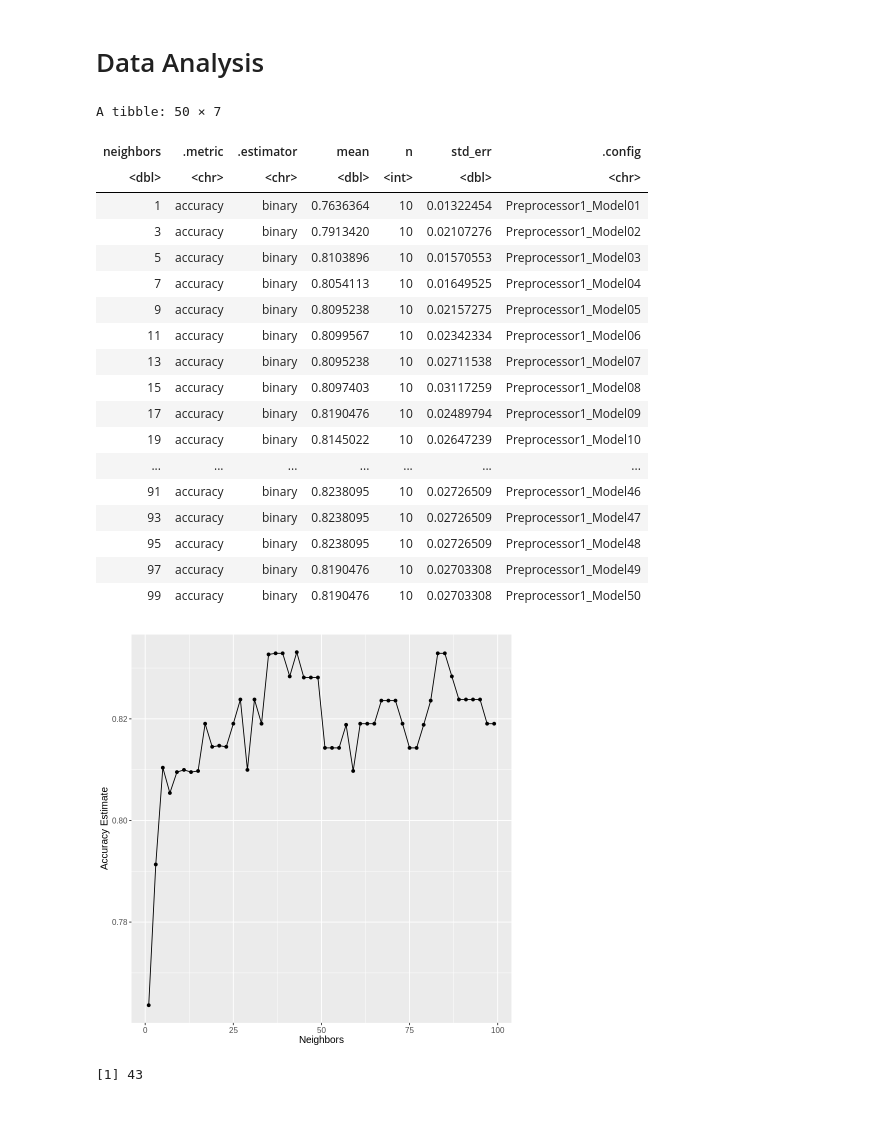
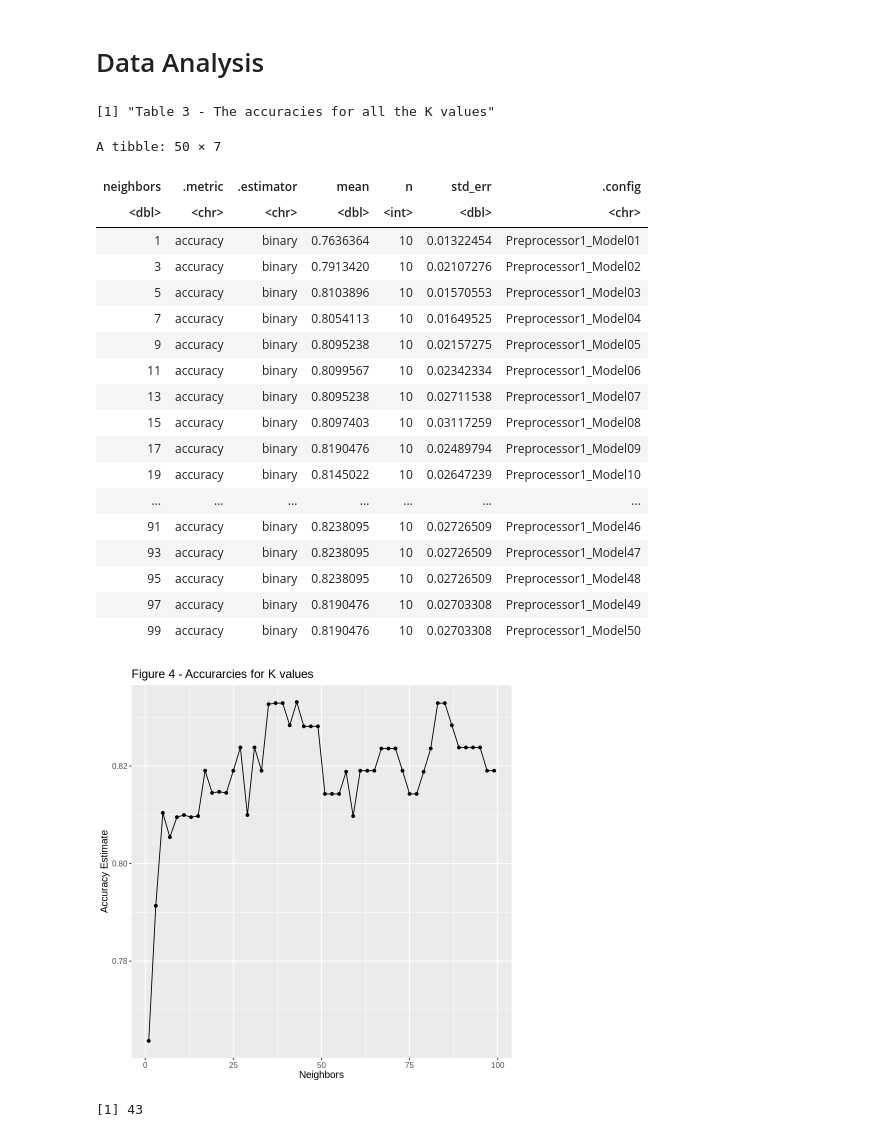
Before and after one commit to jake-fung/DSCI100-002-031-GroupProject, a Jupyter notebook: project_proposal.ipynb, the cells around one changed output. Drawn from its saved outputs; the diff is of its cells as text; code cells hidden in the pictures.

Commit message:
add figure and table titles

```diff
--- a/project_proposal.ipynb
+++ b/project_proposal.ipynb
@@ -132,22 +136,22 @@ To answer our research question proposed above, we will be using 4 columns from
 # Data Analysis
 # %%
 set.seed(2024)
-
-#creating the model
+#Creating the model to find the best K value.
 heart_spec <- nearest_neighbor(weight_func = "rectangular",
                              neighbors = tune()) |>
      set_engine("kknn") |>
      set_mode("classification")
 
-# creating the recipe
+#Creating the recipe, while stepping and scaling the data.
 heart_recipe <- recipe(heart_disease ~ .,
                         data = heart_train) |>
   step_scale(all_predictors()) |>
   step_center(all_predictors())
 
-
+#We are using a cross validation with 10 folds.
 heart_vfold <- vfold_cv(heart_train, v = 10, strata = heart_disease)
 
+#T
 k_vals <- tibble(neighbors = seq(from = 1, to = 100, by = 2))
 
 heart_knn_results <- workflow() |>
@@ -156,11 +160,13 @@ heart_knn_results <- workflow() |>
   tune_grid(resamples = heart_vfold, grid = k_vals) |>
   collect_metrics()
 
+print("Table 3 - The accuracies for all the K values")
 accuracies_h <- heart_knn_results |>
   filter(.metric == "accuracy")
 accuracies_h
 # %% [output]
-A tibble: 50 × 7
+[1] "Table 3 - The accuracies for all the K values"
+A tibble: 50 × 7
 | neighbors | .metric | .estimator | mean | n | std_err | .config |
 | <dbl> | <chr> | <chr> | <dbl> | <int> | <dbl> | <chr> |
 | 1 | accuracy | binary | 0.7636364 | 10 | 0.01322454 | Preprocessor1_Model01 |
@@ -182,12 +188,13 @@ A tibble: 50 × 7
 # %%
 accuracy_vs_k <- ggplot(accuracies_h, aes(x = neighbors, y = mean)) +
   geom_point() +
   geom_line() +
   labs(x = "Neighbors", y = "Accuracy Estimate") +
-  theme(text = element_text(size = 12))
+  theme(text = element_text(size = 12)) +
+ggtitle("Figure 4 - Accurarcies for K values")
 accuracy_vs_k
 # %% [output]
-[figure, old version]
+[figure, new version]
 # %%
 best_k <- accuracies_h |>
         arrange(desc(mean)) |>
```
Also changed, not shown: parts of 6 cells of this notebook.
